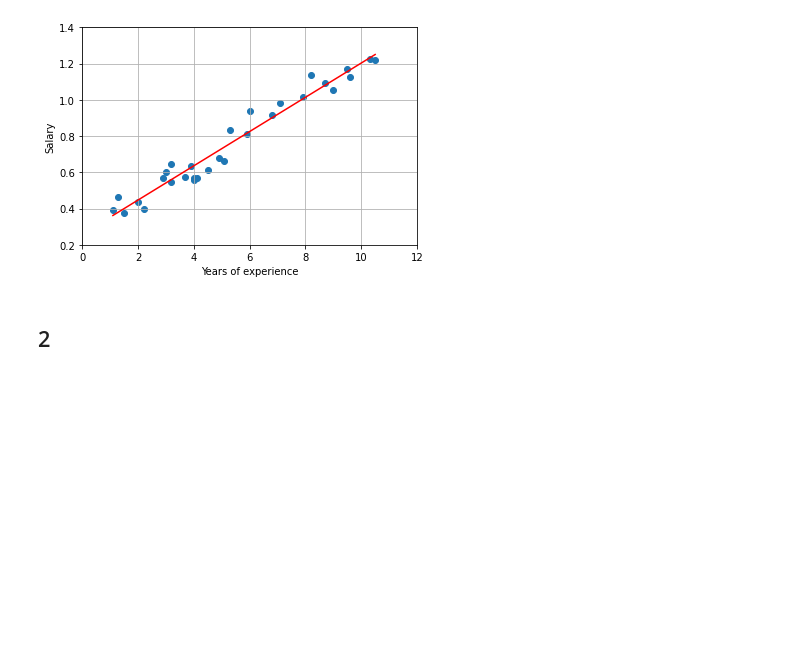
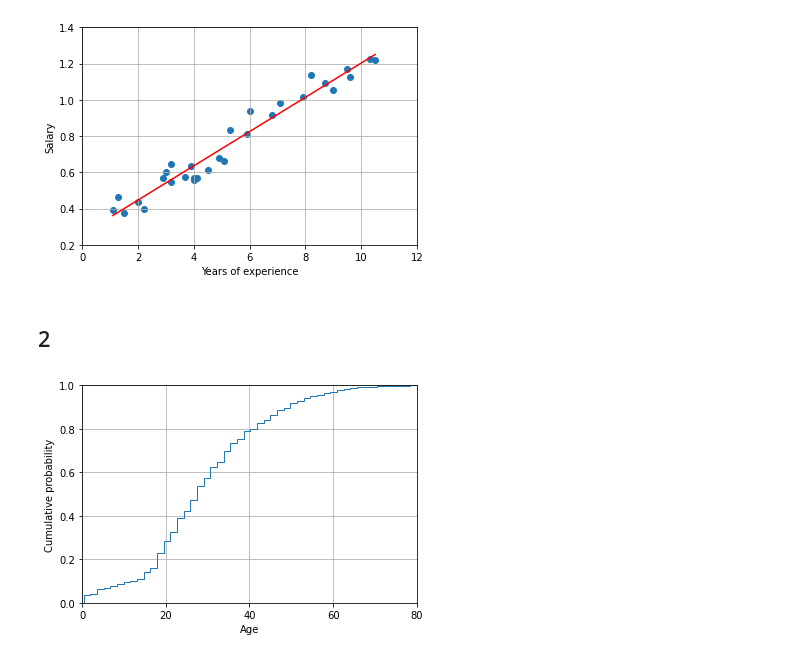
Before and after one commit to eliasdjup/INF161-DataScience-Autumn2020, a Jupyter notebook: Exercise2/Exercise2.ipynb, the cells around one changed output. Cells and saved outputs as stored; diff of their text form; code cells hidden in the pictures; blank space fills up the shorter version.

```diff
--- a/Exercise2/Exercise2.ipynb
+++ b/Exercise2/Exercise2.ipynb
@@ -31,3 +31,18 @@ plt.show()
 [figure]
 # %% [markdown]
 ## 2
+# %%
+import numpy as np
+import matplotlib.pyplot as plt  # To visualize
+import pandas as pd  # To read
+
+df = pd.read_csv ('titanic.csv')
+df['Age'].hist(bins=50,density=True, histtype='step', cumulative=True, label='Empirical')
+plt.xlim(0,80)
+plt.xticks([0,20,40,60,80])
+plt.ylim(0,1)
+plt.xlabel("Age")
+plt.ylabel("Cumulative probability")
+plt.show()
+# %% [output]
+[figure, added]
```
Also changed, not shown: parts of 6 cells of this notebook, 4 other files.
